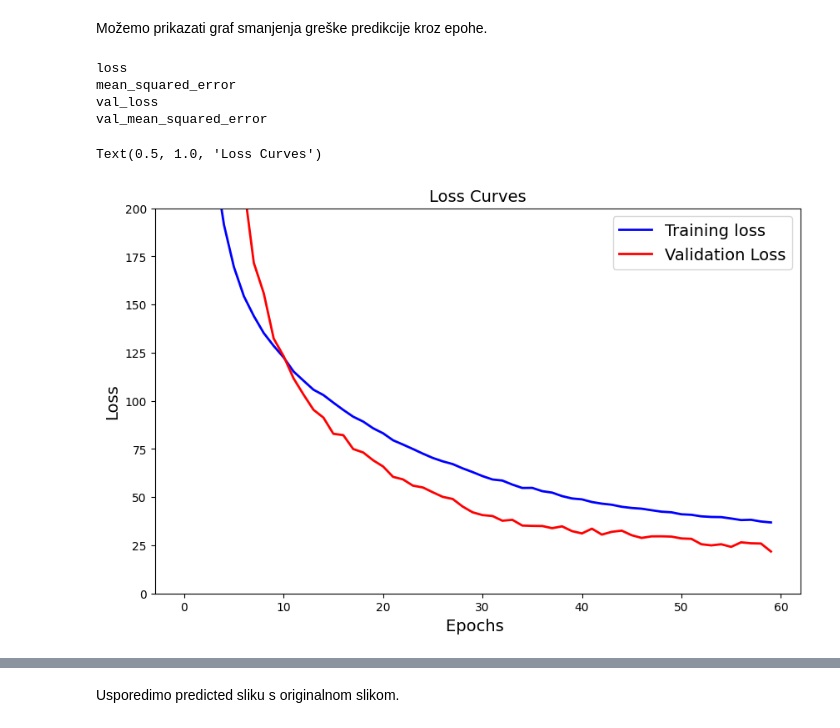
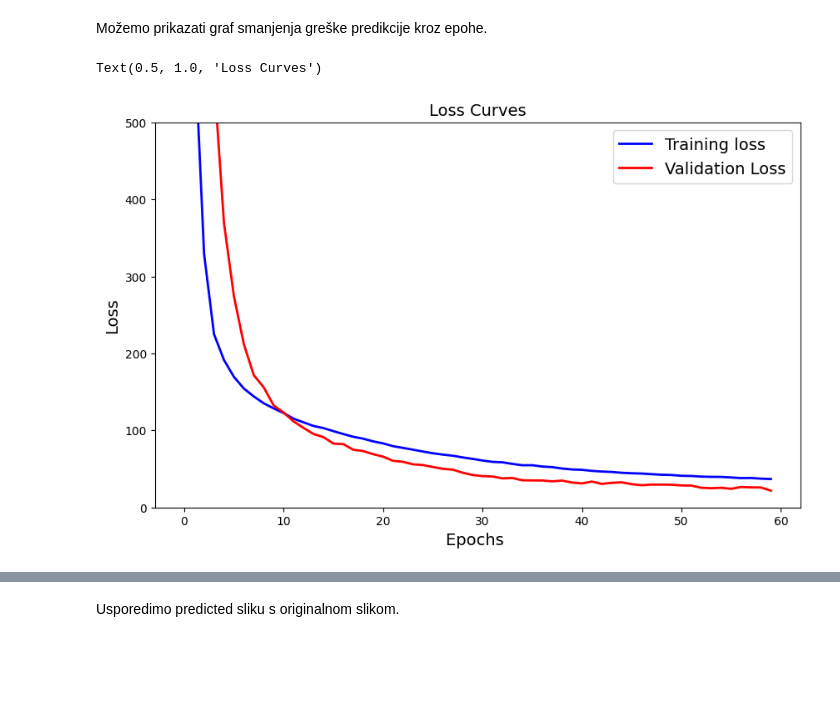
Before and after one commit to tonipolanec/Facial-landmarks-detection-system, a Jupyter notebook: code/project_progress.ipynb, the cells around one changed output, grey strips where cells are left out. Cells and saved outputs as stored; diff of their text form; code cells hidden in the pictures; blank space fills up the shorter version.

```diff
--- a/code/project_progress.ipynb
+++ b/code/project_progress.ipynb
@@ -333,13 +334,13 @@ print(f"faces.shape -> {faces.shape}")
 landmark_len = len(landmarks)
 print(f"key_feature_num -> {landmark_len}\n")
 
-normalized_faces = faces
-normalized_faces = normalized_faces/255 # Normalizacija
+faces = faces/255 # Normalizacija
+faces = faces/255 # Normalizacija
 
 landmarks.reset_index(drop=True, inplace=True)
 
-print(f"normalized_faces.shape -> {normalized_faces.shape}")
-print(normalized_faces)
+print(f"normalized_faces.shape -> {faces.shape}")
+print(faces)
 # %% [output]
 faces.shape -> (7000, 96, 96, 1)
 key_feature_num -> 7000
@@ -402,9 +403,11 @@ plot_mult_images(normalized_faces, landmarks)
 # %% [markdown]
 Priprema podataka za treniranje modela.
 # %%
-train_x,test_x,train_y,test_y=train_test_split(normalized_faces, landmarks, test_size=0.2, random_state=42)
+print(f"faces.shape     -> {faces.shape}")
+print(f"landmarks.shape -> {landmarks.shape}")
+train_x,test_x,train_y,test_y = train_test_split(faces, landmarks, test_size=0.2, random_state=42)
 
-print(f"train_x.shape -> {train_x.shape}")
+print(f"\ntrain_x.shape -> {train_x.shape}")
 print(f"train_y.shape -> {train_y.shape}")
 print(f"test_x.shape  -> {test_x.shape}")
 print(f"test_y.shape  -> {test_y.shape}")
@@ -502,7 +508,8 @@ import pydot
 # %%
 
 history = model.fit(
-    train_x, train_y,
+    x = train_x,
+    y = train_y,
     batch_size = 128,
     epochs = 60,
     validation_data = (test_x, test_y))
@@ -536,7 +543,7 @@ Epoch 60/60
 # %%
 # model = load_model('model_300epochs_128batch.h5')
 model = load_model('model_300epochs_128batch.h5')
-with open('history_temp', 'rb') as file_pi:
+with open('history_60_128_goodgraph', 'rb') as file_pi:
     history = pickle.load(file_pi)
 # %%
 history = history.history
@@ -553,36 +560,21 @@ model.evaluate(test_x, test_y, verbose=1)
 # %% [markdown]
 Možemo prikazati graf smanjenja greške predikcije kroz epohe.
-# %%
-for key in history.keys():
-    print(key)
-
-for value in history['loss']:
-    if value > 1500:
-        value = 1500
-for value in history['val_loss']:
-    if value > 1500:
-        value = 1500
-# %% [output]
-loss
-mean_squared_error
-val_loss
-val_mean_squared_error
 # %%
 
 # history_dict = json.load(open('model_history_temp.json', 'r'))
 
 
 plt.figure(figsize=[10,6])
 plt.plot(history['loss'],'b',linewidth=2.0)
 plt.plot(history['val_loss'],'r',linewidth=2.0)
 plt.legend(['Training loss', 'Validation Loss'], fontsize=14)
-plt.ylim(0, 200)
+plt.ylim(0, 500)
 plt.xlabel('Epochs ',fontsize=14)
 plt.ylabel('Loss',fontsize=14)
 plt.title('Loss Curves',fontsize=14)
 # %% [output]
 Text(0.5, 1.0, 'Loss Curves')
-[figure, old version]
+[figure, new version]
 # %%
 y_pred = model.predict(test_x)
 # %% [output]
```
Also changed, not shown: parts of 11 cells of this notebook, 5 other files.
